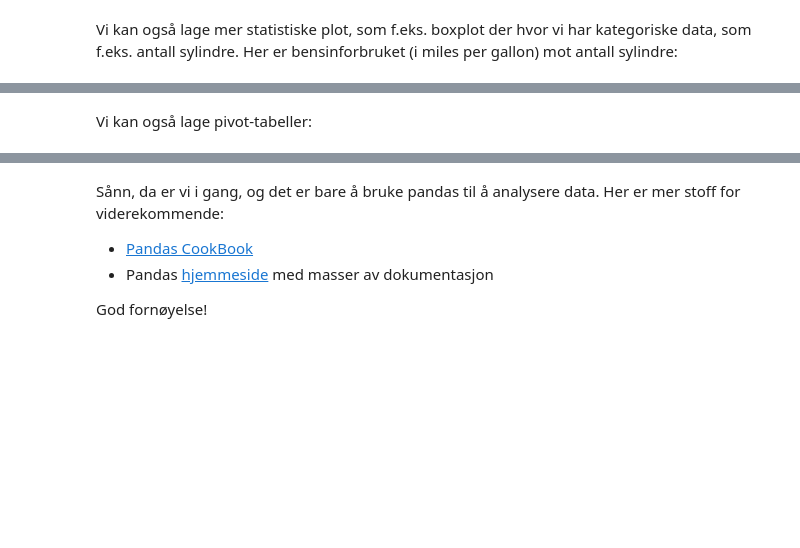
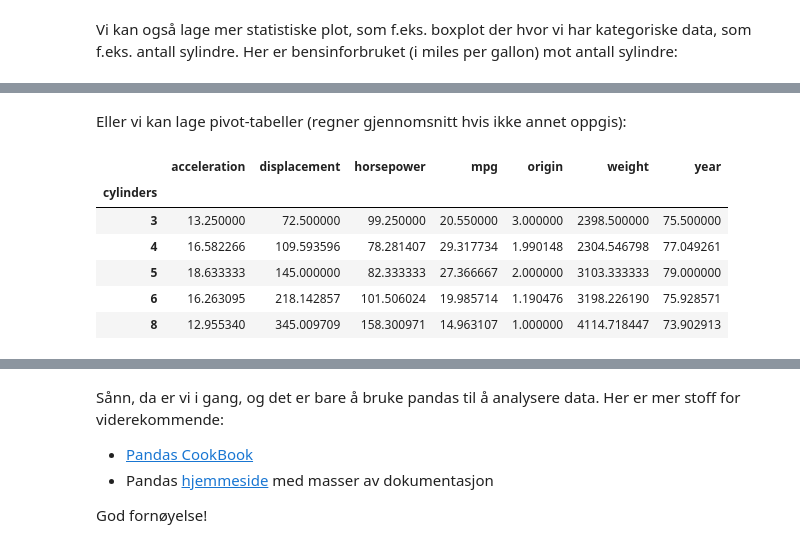
Before and after one commit to ifarup/pandas-demo, a Jupyter notebook: demo.ipynb, the cells around one changed output, grey strips where cells are left out. Saved outputs shown, nothing was run; the diff lists cells and outputs as text; code cells hidden in the pictures; blank space fills up the shorter version.

```diff
--- a/demo.ipynb
+++ b/demo.ipynb
@@ -57,2 +57,13 @@ auto.boxplot('mpg', 'cylinders')
-# %% [markdown]
-Vi kan også lage pivot-tabeller:
+# %% [markdown]
+Eller vi kan lage pivot-tabeller (regner gjennomsnitt hvis ikke annet oppgis):
+# %%
+pivot = auto.pivot_table(index='cylinders')
+pivot
+# %% [output]
+|  | acceleration | displacement | horsepower | mpg | origin | weight | year |
+| cylinders |  |  |  |  |  |  |  |
+| 3 | 13.250000 | 72.500000 | 99.250000 | 20.550000 | 3.000000 | 2398.500000 | 75.500000 |
+| 4 | 16.582266 | 109.593596 | 78.281407 | 29.317734 | 1.990148 | 2304.546798 | 77.049261 |
+| 5 | 18.633333 | 145.000000 | 82.333333 | 27.366667 | 2.000000 | 3103.333333 | 79.000000 |
+| 6 | 16.263095 | 218.142857 | 101.506024 | 19.985714 | 1.190476 | 3198.226190 | 75.928571 |
+| 8 | 12.955340 | 345.009709 | 158.300971 | 14.963107 | 1.000000 | 4114.718447 | 73.902913 |
```
Also changed, not shown: parts of 8 cells of this notebook.
